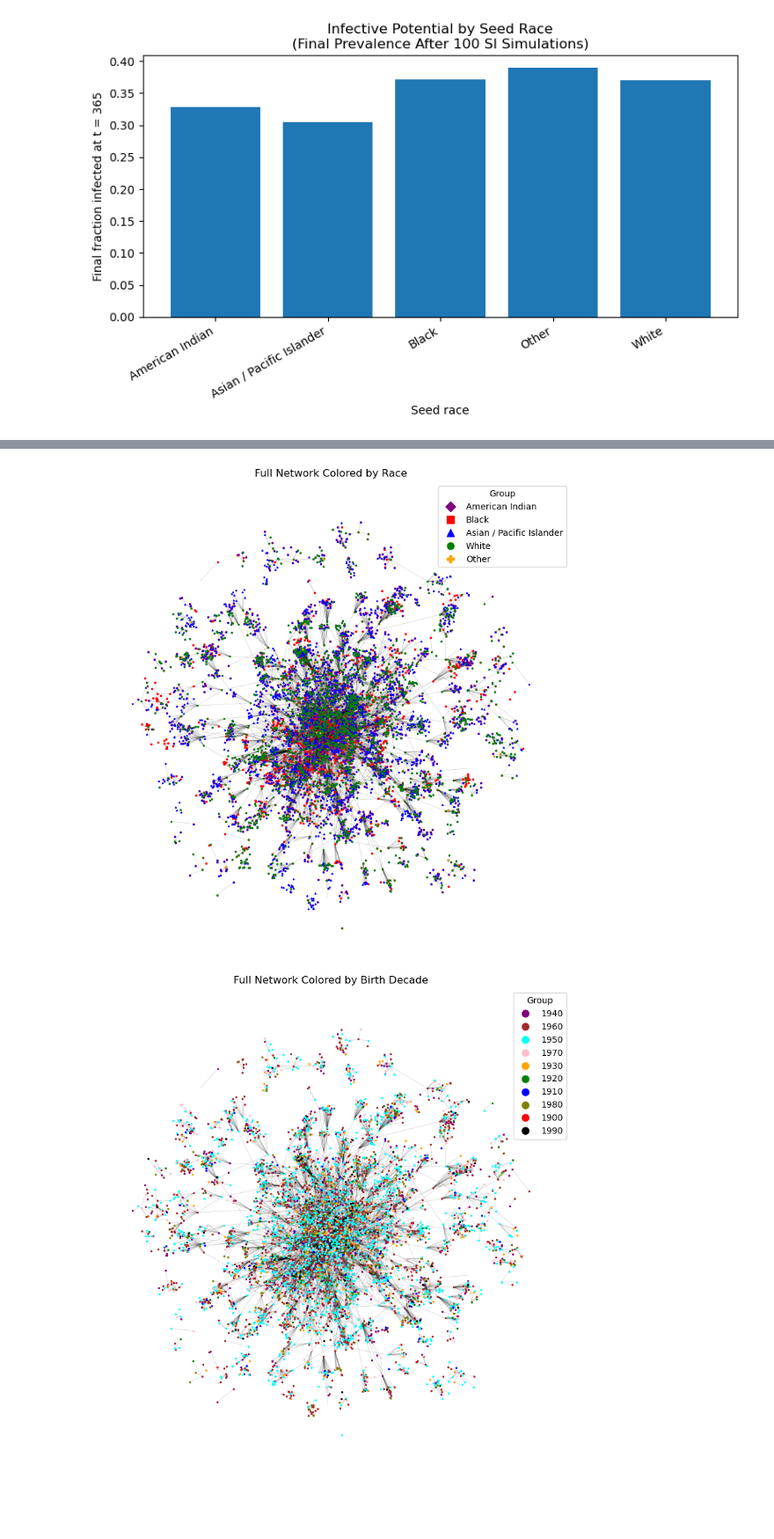
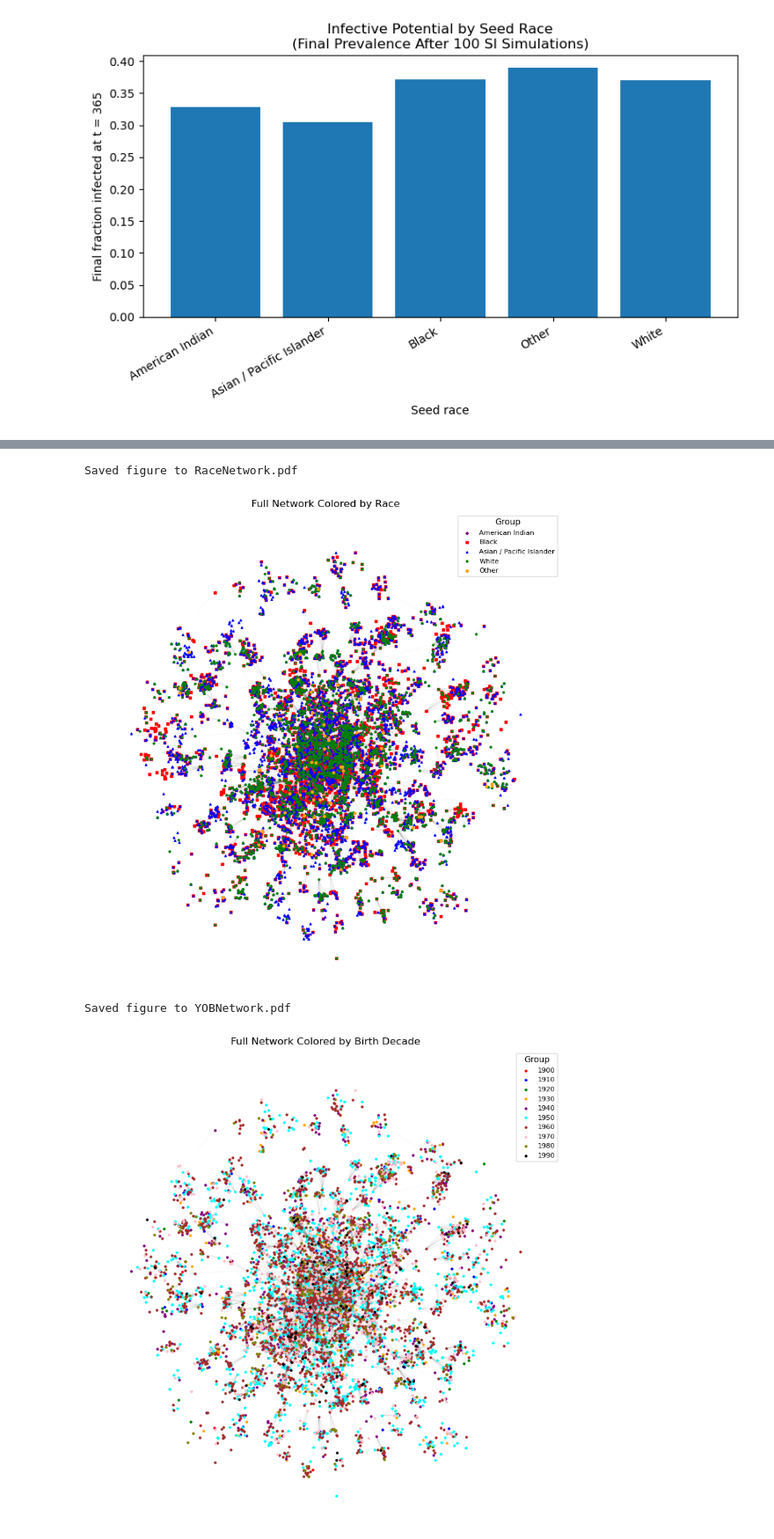
Before and after one commit to pmehta17/hiv-spread, a Jupyter notebook: Project_v2.ipynb, the cells around one changed output, grey strips where cells are left out. Shown at 88% size. Drawn from its saved outputs; the diff is of its cells as text; code cells hidden in the pictures; blank space fills up the shorter version.

```diff
--- a/Project_v2.ipynb
+++ b/Project_v2.ipynb
@@ -622,3 +608,20 @@ for label, nodes in gender_nodes.items():
 Gender groups and counts:
 Male 5899
 Female 4736
+# %%
+# Plot mean curves by gender (NO SD bands)
+plt.figure(figsize=(8, 5))
+
+for label in sorted(gender_mean.keys()):
+    mean_curve = gender_mean[label]
+
+    # plot mean only
+    plt.plot(t_range_gender, mean_curve, label=label)
+
+plt.xlabel("Day")
+plt.ylabel("Fraction infected (full network)")
+plt.title("HIV Infection Dynamics by Gender (100 SI simulations)")
+plt.legend(title="Gender")
+plt.tight_layout()
+plt.savefig("Gender_InfectionDynamics.pdf", dpi=1000)
+plt.show()
@@ -836,44 +975,52 @@ plot_full_network_by_group(
     node_size=2,
     group_colors=custom_colors_race,
     group_shapes=custom_shapes_race,
+    save_path="RaceNetwork.pdf"
 )
 # %% [output]
+Saved figure to RaceNetwork.pdf
-[figure, old version]
+[figure, new version]
 # %%
 # ============================================
 # CUSTOM COLORS + SHAPES FOR DECADES
 # ============================================
 
-# Good 10-color palette for your decades:
 custom_colors_decades = {
     1900: "red",
     1910: "blue",
     1920: "green",
     1930: "orange",
     1940: "purple",
     1950: "cyan",
     1960: "brown",
     1970: "pink",
     1980: "olive",
     1990: "black",
 }
 
 # All same shape (circles)
 custom_shapes_decades = {dec: "o" for dec in custom_colors_decades}
 
+# ============================================
+# SORT decade_nodes HERE (this fixes the legend!)
+# ============================================
+
+decade_nodes = {dec: decade_nodes[dec] for dec in sorted(decade_nodes.keys())}
 
 # ============================================
 # PLOT FULL NETWORK COLORED BY DECADE
 # ============================================
 
 plot_full_network_by_group(
     G,
     decade_nodes,
     pos_full,
     title="Full Network Colored by Birth Decade",
-    node_size=2,
+    node_size=5,
     group_colors=custom_colors_decades,
     group_shapes=custom_shapes_decades,
+    save_path="YOBNetwork.pdf"
 )
 # %% [output]
+Saved figure to YOBNetwork.pdf
-[figure, old version]
+[figure, new version]
```
Also changed, not shown: parts of 15 cells of this notebook.
